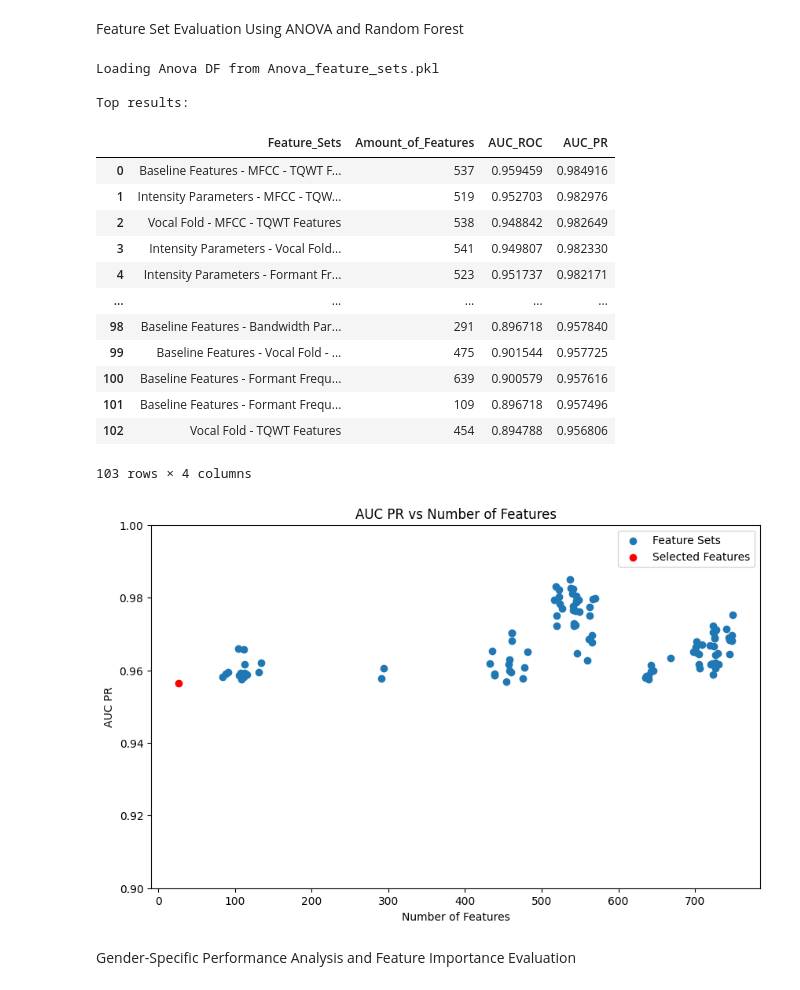
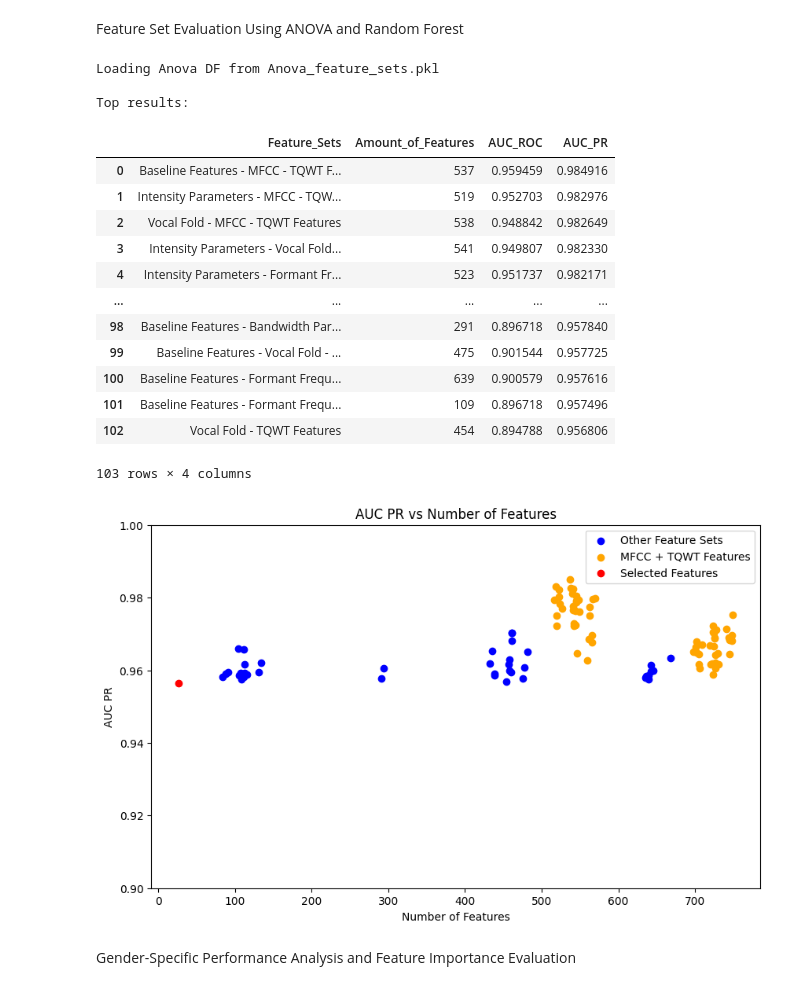
Before and after one commit to Selethe/MSB1015-Scientific-Programming-Project, a Jupyter notebook: Classification.ipynb, the cells around one changed output. Drawn from its saved outputs; the diff is of its cells as text; code cells hidden in the pictures.

```diff
--- a/Classification.ipynb
+++ b/Classification.ipynb
@@ -499,35 +505,52 @@ else:
 # Display results
 print("\nTop results:")
 display(results_df)
 
 # Plot results
 plt.figure(figsize=(10, 6))
-plt.scatter(results_df['Amount_of_Features'], results_df['AUC_PR'], label='Feature Sets')
+
+# Create a boolean mask for points that contain both 'MFCC' and 'TQWT Features' as per paper results
+mask = results_df['Feature_Sets'].str.contains('MFCC') & results_df['Feature_Sets'].str.contains('TQWT Features')
+
+# Plot points that don't meet the condition in blue
+plt.scatter(results_df.loc[~mask, 'Amount_of_Features'],
+            results_df.loc[~mask, 'AUC_PR'],
+            label='Other Feature Sets',
+            color='blue')
+
+# Plot points that meet the condition in orange
+plt.scatter(results_df.loc[mask, 'Amount_of_Features'],
+            results_df.loc[mask, 'AUC_PR'],
+            label='MFCC + TQWT Features',
+            color='orange')
+
+# Plot the selected features point in red
 plt.scatter(n_features_to_find, auc_pr, color='red', label='Selected Features')
+
 plt.ylim([0.9, 1])
 plt.xlabel('Number of Features')
 plt.ylabel('AUC PR')
 plt.title('AUC PR vs Number of Features')
 plt.legend()
 plt.show()
 # %% [output]
 Loading Anova DF from Anova_feature_sets.pkl
 
 Top results:
 |  | Feature_Sets | Amount_of_Features | AUC_ROC | AUC_PR |
 | 0 | Baseline Features - MFCC - TQWT F... | 537 | 0.959459 | 0.984916 |
 | 1 | Intensity Parameters - MFCC - TQW... | 519 | 0.952703 | 0.982976 |
 | 2 | Vocal Fold - MFCC - TQWT Features | 538 | 0.948842 | 0.982649 |
 | 3 | Intensity Parameters - Vocal Fold... | 541 | 0.949807 | 0.982330 |
 | 4 | Intensity Parameters - Formant Fr... | 523 | 0.951737 | 0.982171 |
 | ... | ... | ... | ... | ... |
 | 98 | Baseline Features - Bandwidth Par... | 291 | 0.896718 | 0.957840 |
 | 99 | Baseline Features - Vocal Fold - ... | 475 | 0.901544 | 0.957725 |
 | 100 | Baseline Features - Formant Frequ... | 639 | 0.900579 | 0.957616 |
 | 101 | Baseline Features - Formant Frequ... | 109 | 0.896718 | 0.957496 |
 | 102 | Vocal Fold - TQWT Features | 454 | 0.894788 | 0.956806 |
 103 rows × 4 columns
-[figure, old version]
+[figure, new version]
 # %% [markdown]
 Gender-Specific Performance Analysis and Feature Importance Evaluation
 # %%
```
Also changed, not shown: parts of 4 cells of this notebook, 1 other file.
